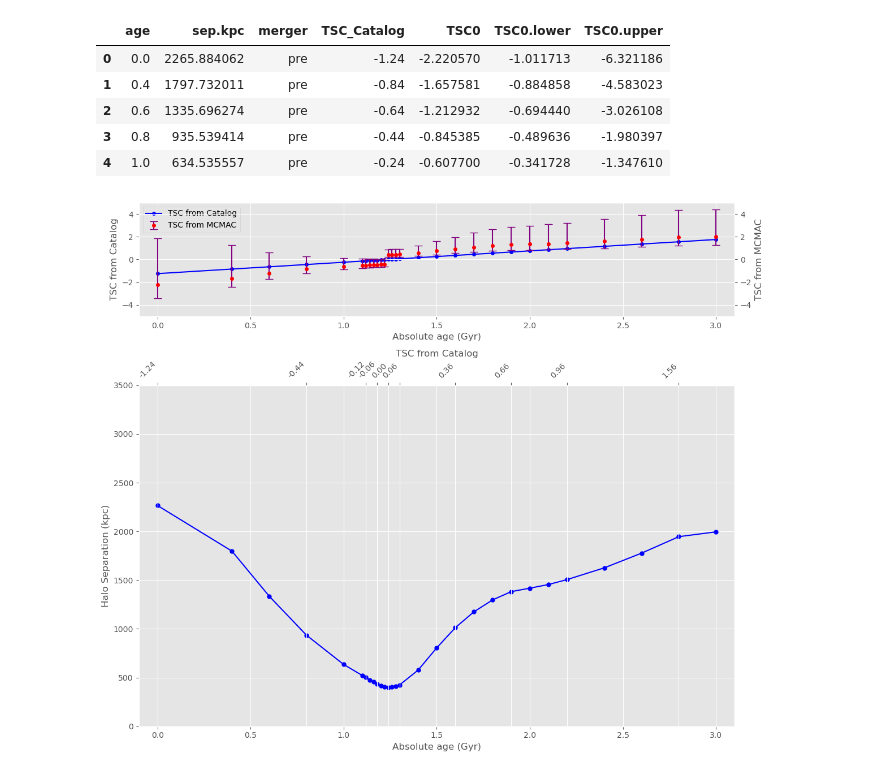
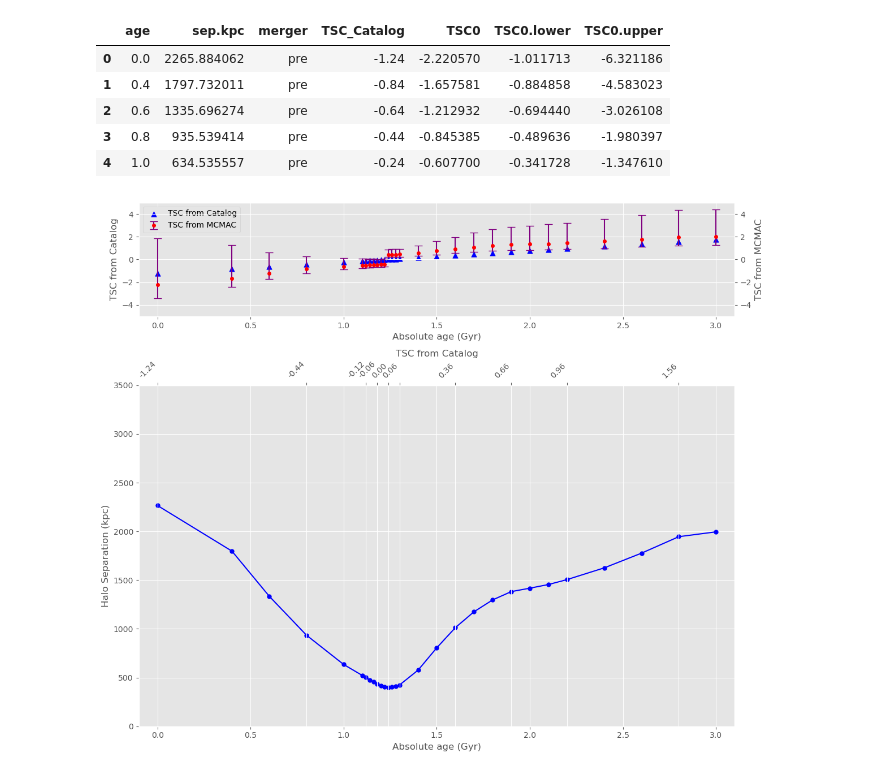
Before and after one commit to ryusei172525/SSP2024_GalaxyClusters, a Jupyter notebook: analysis1.ipynb, the cells around one changed output. Drawn from its saved outputs; the diff is of its cells as text; code cells hidden in the pictures.

Commit message:
change catalog images

```diff
--- a/analysis1.ipynb
+++ b/analysis1.ipynb
@@ -631,6 +639,11 @@ display(df_selected.head())
 | 3 | 0.8 | 935.539414 | pre | -0.44 | -0.845385 | -0.489636 | -1.980397 |
 | 4 | 1.0 | 634.535557 | pre | -0.24 | -0.607700 | -0.341728 | -1.347610 |
 # %%
+import matplotlib.pyplot as plt
+import matplotlib.gridspec as gridspec
+import numpy as np
+import pandas as pd
+
 # プロットスタイルの設定
 plt.style.use('ggplot')
 
@@ -638,45 +651,41 @@ plt.style.use('ggplot')
 fig = plt.figure(figsize=(12, 10))
 gs = gridspec.GridSpec(2, 1, height_ratios=[1, 3])
 
-yerr_lower = np.maximum(0, df['TSC0'] - df['TSC0.lower'])
-yerr_upper = np.maximum(0, df['TSC0.upper'] - df['TSC0'])
-
-
 # 上部プロット
 ax1 = fig.add_subplot(gs[0])
-line1, = ax1.plot(df_selected['age'], df_selected['TSC_Catalog'], 'o-', label='TSC from Catalog', color='blue',markersize=4)
+line1 = ax1.scatter(df_selected['age'], df_selected['TSC_Catalog'], label='TSC from Catalog', color='blue',marker='^', s=46)  # markersize=4 equivalent to s=16 in scatter
 ax1.set_xlabel('Absolute age (Gyr)')
 ax1.set_ylabel('TSC from Catalog')
 ax1.set_xlim(-0.1, 3.1)
 ax1.set_ylim(-5, 5)
 
 # 第二のy軸としてTSC from MCMACを追加
 ax2 = ax1.twinx()
-line2 = ax2.errorbar(df_selected['age'], df_selected['TSC0'], yerr=[yerr_lower, yerr_upper], fmt='o', ecolor='purple', capsize=5, markersize=4, color='red', label='TSC from MCMAC')
+line2 = ax2.errorbar(df_selected['age'], df_selected['TSC0'], yerr=[np.abs(df_selected['TSC0'] - df_selected['TSC0.lower']), np.abs(df_selected['TSC0.upper'] - df_selected['TSC0'])], fmt='o', ecolor='purple', capsize=5, markersize=4, color='red', label='TSC from MCMAC')
 ax2.set_ylabel('TSC from MCMAC')
 ax2.set_ylim(-5, 5)
 
 # 凡例を追加
 lines = [line1, line2]
 ax1.legend(lines, [l.get_label() for l in lines], loc='upper left')
 
 # 下部プロット
 ax3 = fig.add_subplot(gs[1])
 ax3.plot(df_selected['age'], df_selected['sep.kpc'], 'b-', label='Halo Separation', marker='o', markersize=5)
 ax3.set_xlabel('Absolute age (Gyr)')
 ax3.set_ylabel('Halo Separation (kpc)')
 ax3.set_xlim(-0.1, 3.1)
 ax3.set_ylim(0, 3500)
 
 # 第二のx軸としてRelative timeを追加
 ax4 = ax3.twiny()
 ax4.set_xlim(ax3.get_xlim())
 ax4.set_xticks(df_selected['age'][::3])  # Display fewer ticks for better readability
 relative_time_labels = [f'{val:.2f}' for val in df_selected['TSC_Catalog'].reindex(df_selected.index, fill_value=0)][::3]
 ax4.set_xticklabels(relative_time_labels, rotation=45, ha='right')
 ax4.set_xlabel('TSC from Catalog')
 
 plt.tight_layout()
 plt.show()
 # %% [output]
-[figure, old version]
+[figure, new version]
```
Also changed, not shown: parts of 8 cells of this notebook, 1 other file.
